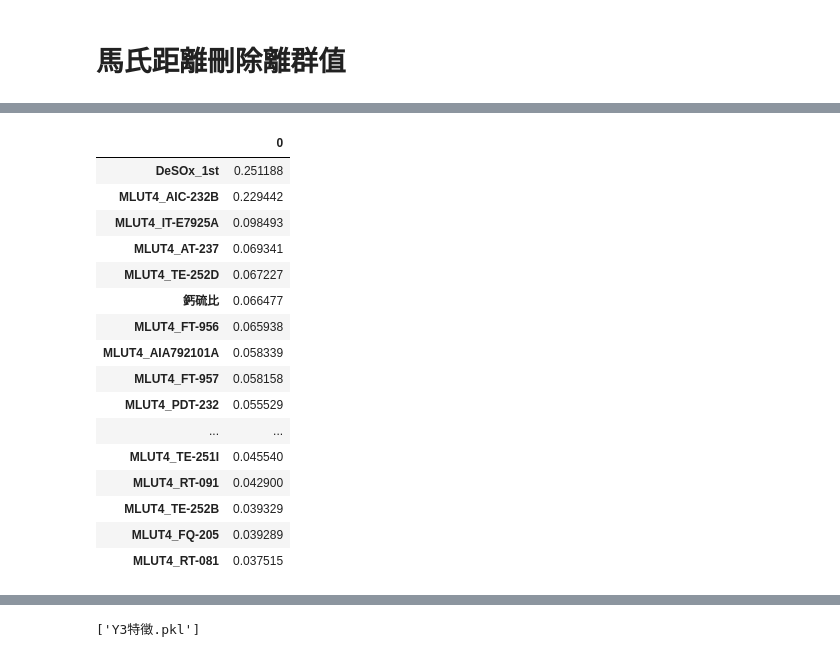
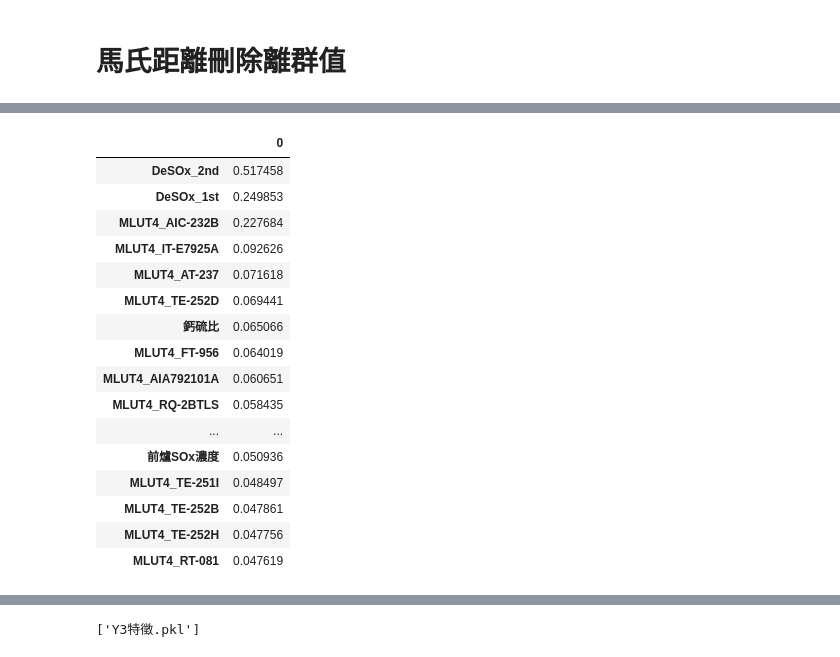
Before and after one commit to skywalker0803r/CFB, a Jupyter notebook: 特徵篩選Y3_緊急修正.ipynb, the cells around one changed output, grey strips where cells are left out. Cells and saved outputs as stored; diff of their text form; code cells hidden in the pictures.

```diff
--- a/特徵篩選Y3_緊急修正.ipynb
+++ b/特徵篩選Y3_緊急修正.ipynb
@@ -146,5 +163,5 @@ v31 = df['MLUT4_AIC-232B']
 v39 = df['MLUT4_AT-240']
 v31 = pd.to_numeric(v31, errors='coerce')
 v39 = pd.to_numeric(v39, errors='coerce')
-#print((v31-v39)/v31,df['DeSOx_2nd'])
-#df['DeSOx_2nd'] = (v31-v39)/v31
+print((v31-v39)/v31,df['DeSOx_2nd'])
+df['DeSOx_2nd'] = (v31-v39)/v31
@@ -201,7 +236,7 @@ plt.show()
 # %% [output]
 [figure]
 # %%
-data = df[df['前爐SOx濃度']>0]
+data = df[df['MLUT4_AT-240']>0]
 data
 # %% [output]
 |  | MLUT4_AIA792101A | MLUT4_AIA792101B | MLUT4_AIC-232B | MLUT4_AT-232A | MLUT4_AT-237 | MLUT4_AT-240 | ... |
@@ -325,9 +360,9 @@ def del_outliers_mahalanobis(df):
   return df_clean
 # %%
 # 保留數據表中藍色特徵跟Y
-cols_to_remove = ['MLUT4_FIQ-2BTCF','MLUT4_FQ-239','前爐SOx濃度','MLUT4_AT-240','MLUT4_AT-240A'] #Y3和用來計算Y3的欄位
+cols_to_remove = ['MLUT4_FIQ-2BTCF','MLUT4_FQ-239','MLUT4_AT-240','MLUT4_AT-240A'] #Y3和用來計算Y3的欄位
 x_col = list(set(XY.columns) - set(cols_to_remove))
-y_col = ['前爐SOx濃度']
+y_col = ['MLUT4_AT-240']
 # 刪除Y欄位
 XY.replace([np.inf, -np.inf], np.nan, inplace=True)
 XY = XY.dropna().astype(float)
@@ -357,11 +396,11 @@ ss = StandardScaler()
 皮爾森相關係數 = {}
 for i in tqdm(x_col):
   # 刪除離群值
-  data = XY.loc[del_outliers_mahalanobis(XY[[i,'前爐SOx濃度']]).index,:]
+  data = XY.loc[del_outliers_mahalanobis(XY[[i,'MLUT4_AT-240']]).index,:]
   # 轉換
   data[:] = ss.fit_transform(data[:])
   # 皮爾森相關係數
-  r, p = pearsonr(data[i],data['前爐SOx濃度'])
+  r, p = pearsonr(data[i],data['MLUT4_AT-240'])
   print(f"皮爾森相關係數 r = {r}")
   print(f"p-value = {p}")
   皮爾森相關係數[i] = r
@@ -436,29 +465,29 @@ p-value = 0.0712172035058844
 # %%
 import pandas as pd
 
 res_皮爾森 = pd.DataFrame(皮爾森相關係數,index=[0]).T.sort_values(by=0,ascending=False)
 res_皮爾森 = res_皮爾森.abs()
 res_皮爾森 = res_皮爾森.sort_values(by=0,ascending=False)
-res_皮爾森 = res_皮爾森[~res_皮爾森.index.to_series().str.contains('前爐SOx濃度')]
+res_皮爾森 = res_皮爾森[~res_皮爾森.index.to_series().str.contains('MLUT4_AT-240')]
 res_皮爾森.head(20)
 # %% [output]
 |  | 0 |
-| DeSOx_1st | 0.251188 |
-| MLUT4_AIC-232B | 0.229442 |
-| MLUT4_IT-E7925A | 0.098493 |
-| MLUT4_AT-237 | 0.069341 |
-| MLUT4_TE-252D | 0.067227 |
-| 鈣硫比 | 0.066477 |
-| MLUT4_FT-956 | 0.065938 |
-| MLUT4_AIA792101A | 0.058339 |
-| MLUT4_FT-957 | 0.058158 |
-| MLUT4_PDT-232 | 0.055529 |
+| DeSOx_2nd | 0.517458 |
+| DeSOx_1st | 0.249853 |
+| MLUT4_AIC-232B | 0.227684 |
+| MLUT4_IT-E7925A | 0.092626 |
+| MLUT4_AT-237 | 0.071618 |
+| MLUT4_TE-252D | 0.069441 |
+| 鈣硫比 | 0.065066 |
+| MLUT4_FT-956 | 0.064019 |
+| MLUT4_AIA792101A | 0.060651 |
+| MLUT4_RQ-2BTLS | 0.058435 |
 | ... | ... |
-| MLUT4_TE-251I | 0.045540 |
-| MLUT4_RT-091 | 0.042900 |
-| MLUT4_TE-252B | 0.039329 |
-| MLUT4_FQ-205 | 0.039289 |
-| MLUT4_RT-081 | 0.037515 |
+| 前爐SOx濃度 | 0.050936 |
+| MLUT4_TE-251I | 0.048497 |
+| MLUT4_TE-252B | 0.047861 |
+| MLUT4_TE-252H | 0.047756 |
+| MLUT4_RT-081 | 0.047619 |
 # %%
 res_皮爾森 = res_皮爾森.dropna()
 res_皮爾森['score'] = res_皮爾森[0].rank(method='min', ascending=True).astype(int)
```
Also changed, not shown: parts of 22 cells of this notebook.
